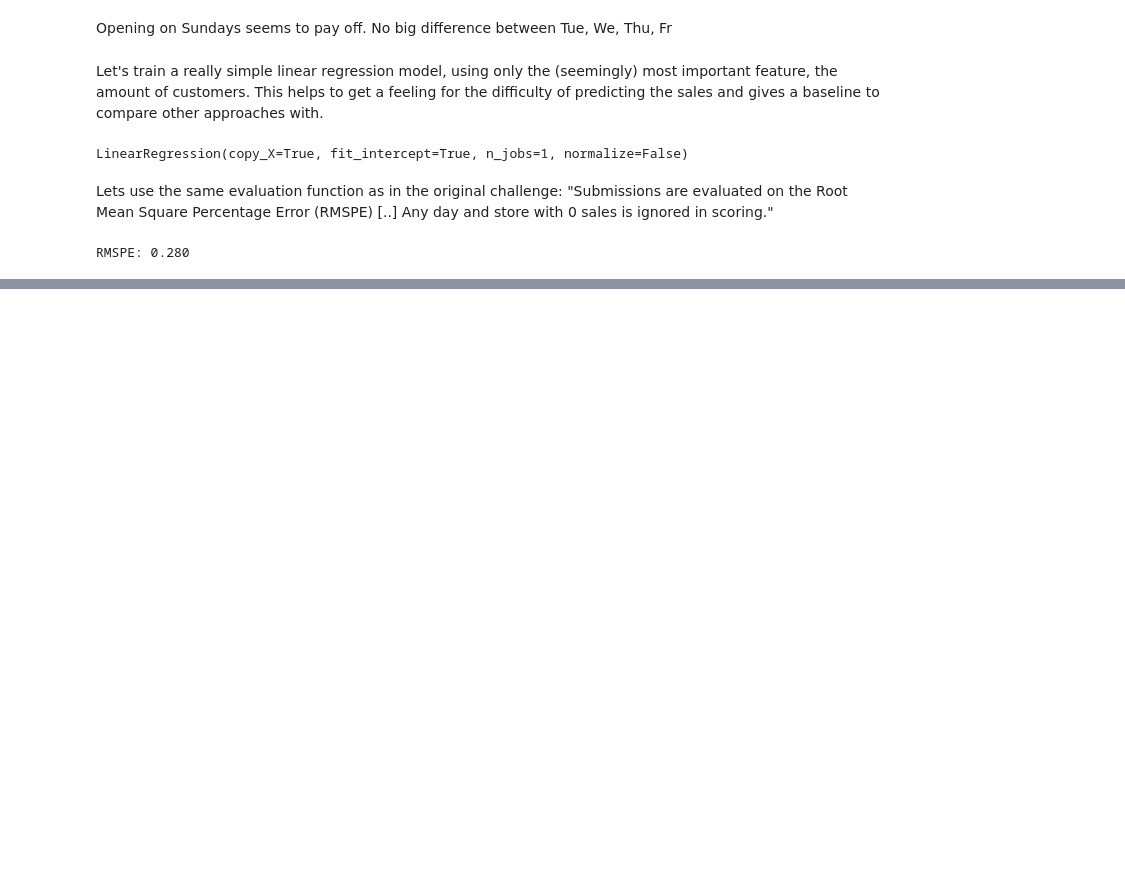
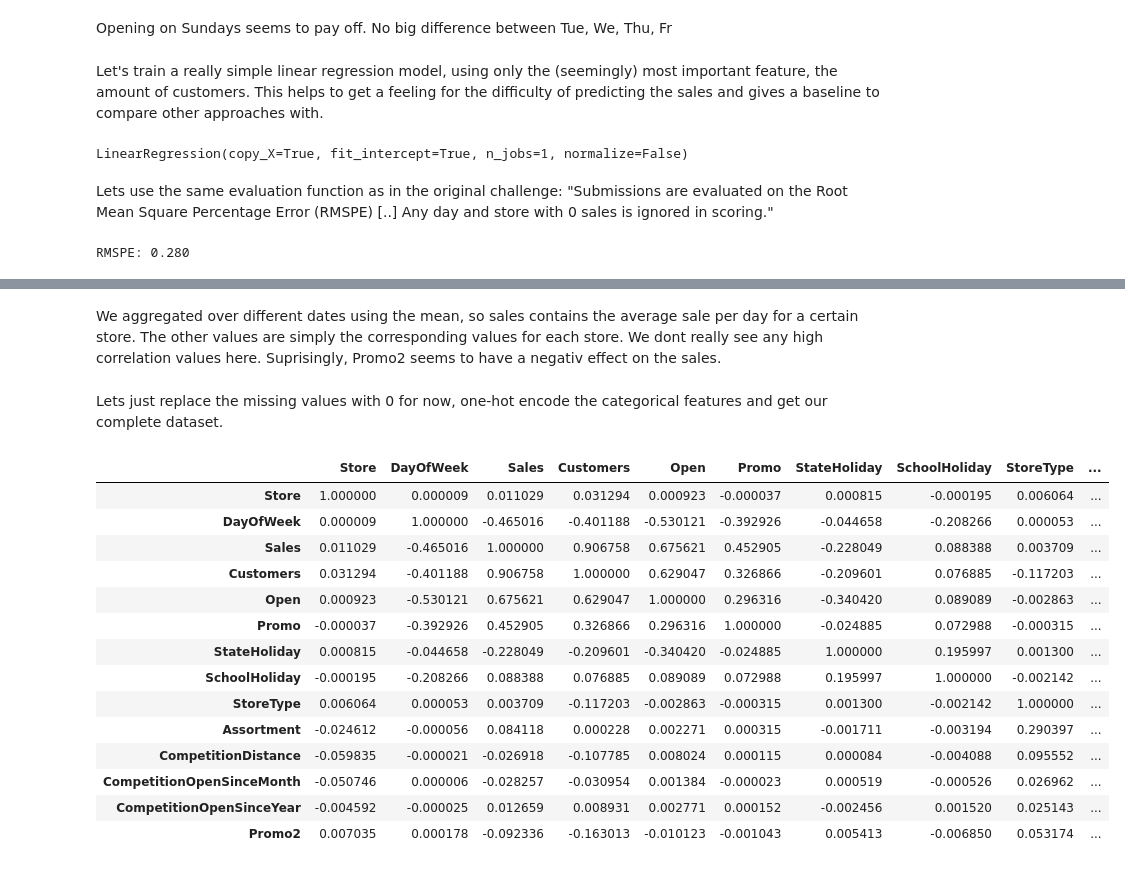
Before and after one commit to adrianloy/rossman-store-challenge, a Jupyter notebook: rossman_challenge.ipynb, the cells around one changed output, grey strips where cells are left out. Saved outputs shown, nothing was run; the diff lists cells and outputs as text; code cells hidden in the pictures; blank space fills up the shorter version.

```diff
--- a/rossman_challenge.ipynb
+++ b/rossman_challenge.ipynb
@@ -204,0 +328,7 @@ RMSPE: 0.280
+# %%
+df_comps = df_store[~df_store['CompetitionOpenSinceYear'].isnull()]
+df_comps = df_comps.astype(dtype={'CompetitionOpenSinceYear': np.int32,
+                       'CompetitionOpenSinceMonth': np.int32})
+df_merge = pd.merge(df_train[['Store','Sales']], df_comps, how = 'inner', on = 'Store')
+df_merge = df_merge.groupby('Store').agg(np.mean)
+df_merge.corr(method='pearson')
@@ -204,0 +342,29 @@ RMSPE: 0.280
+# %% [markdown]
+We aggregated over different dates using the mean, so sales contains the average sale per day for a certain store. The other values are simply the corresponding values for each store. We dont really see any high correlation values here. Suprisingly, Promo2 seems to have a negativ effect on the sales.
+# %% [markdown]
+Lets just replace the missing values with 0 for now, one-hot encode the categorical features and get our complete dataset.
+# %%
+df_store.replace(np.nan, 0, inplace=True)
+df_store.drop('PromoInterval', axis = 1)
+df_store = df_store.astype(dtype={'CompetitionOpenSinceYear': np.int32,
+                       'CompetitionOpenSinceMonth': np.int32})
+df_merge = pd.merge(df_train, df_comps, how = 'inner', on = 'Store')
+df_merge['Assortment'] = pd.Categorical(df_merge['Assortment']).codes
+df_merge['StoreType'] = pd.Categorical(df_merge['StoreType']).codes
+df_merge.corr(method='pearson')
+# %% [output]
+|  | Store | DayOfWeek | Sales | Customers | Open | Promo | StateHoliday | SchoolHoliday | StoreType | ... |
+| Store | 1.000000 | 0.000009 | 0.011029 | 0.031294 | 0.000923 | -0.000037 | 0.000815 | -0.000195 | 0.006064 | ... |
+| DayOfWeek | 0.000009 | 1.000000 | -0.465016 | -0.401188 | -0.530121 | -0.392926 | -0.044658 | -0.208266 | 0.000053 | ... |
+| Sales | 0.011029 | -0.465016 | 1.000000 | 0.906758 | 0.675621 | 0.452905 | -0.228049 | 0.088388 | 0.003709 | ... |
+| Customers | 0.031294 | -0.401188 | 0.906758 | 1.000000 | 0.629047 | 0.326866 | -0.209601 | 0.076885 | -0.117203 | ... |
+| Open | 0.000923 | -0.530121 | 0.675621 | 0.629047 | 1.000000 | 0.296316 | -0.340420 | 0.089089 | -0.002863 | ... |
+| Promo | -0.000037 | -0.392926 | 0.452905 | 0.326866 | 0.296316 | 1.000000 | -0.024885 | 0.072988 | -0.000315 | ... |
+| StateHoliday | 0.000815 | -0.044658 | -0.228049 | -0.209601 | -0.340420 | -0.024885 | 1.000000 | 0.195997 | 0.001300 | ... |
+| SchoolHoliday | -0.000195 | -0.208266 | 0.088388 | 0.076885 | 0.089089 | 0.072988 | 0.195997 | 1.000000 | -0.002142 | ... |
+| StoreType | 0.006064 | 0.000053 | 0.003709 | -0.117203 | -0.002863 | -0.000315 | 0.001300 | -0.002142 | 1.000000 | ... |
+| Assortment | -0.024612 | -0.000056 | 0.084118 | 0.000228 | 0.002271 | 0.000315 | -0.001711 | -0.003194 | 0.290397 | ... |
+| CompetitionDistance | -0.059835 | -0.000021 | -0.026918 | -0.107785 | 0.008024 | 0.000115 | 0.000084 | -0.004088 | 0.095552 | ... |
+| CompetitionOpenSinceMonth | -0.050746 | 0.000006 | -0.028257 | -0.030954 | 0.001384 | -0.000023 | 0.000519 | -0.000526 | 0.026962 | ... |
+| CompetitionOpenSinceYear | -0.004592 | -0.000025 | 0.012659 | 0.008931 | 0.002771 | 0.000152 | -0.002456 | 0.001520 | 0.025143 | ... |
+| Promo2 | 0.007035 | 0.000178 | -0.092336 | -0.163013 | -0.010123 | -0.001043 | 0.005413 | -0.006850 | 0.053174 | ... |
```
Also changed, not shown: parts of 17 cells of this notebook.
